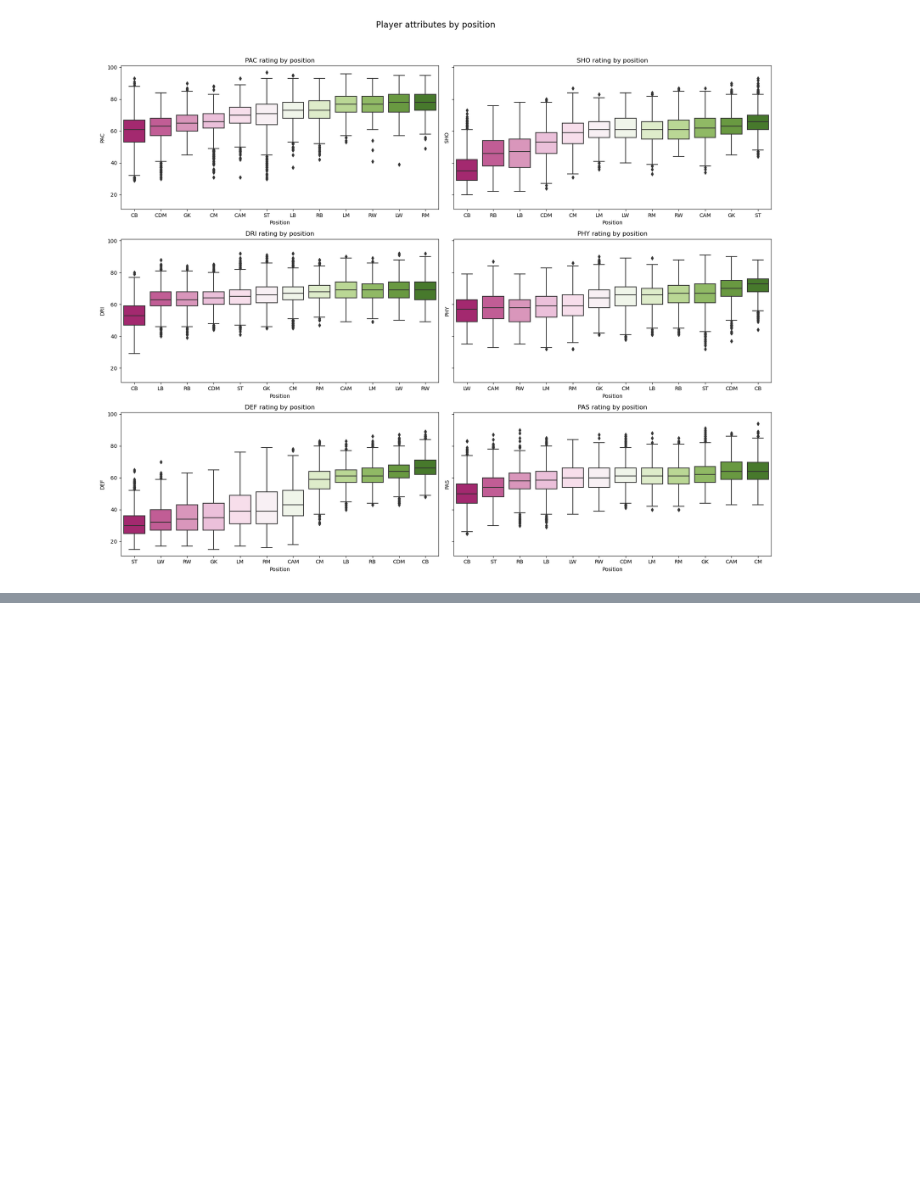
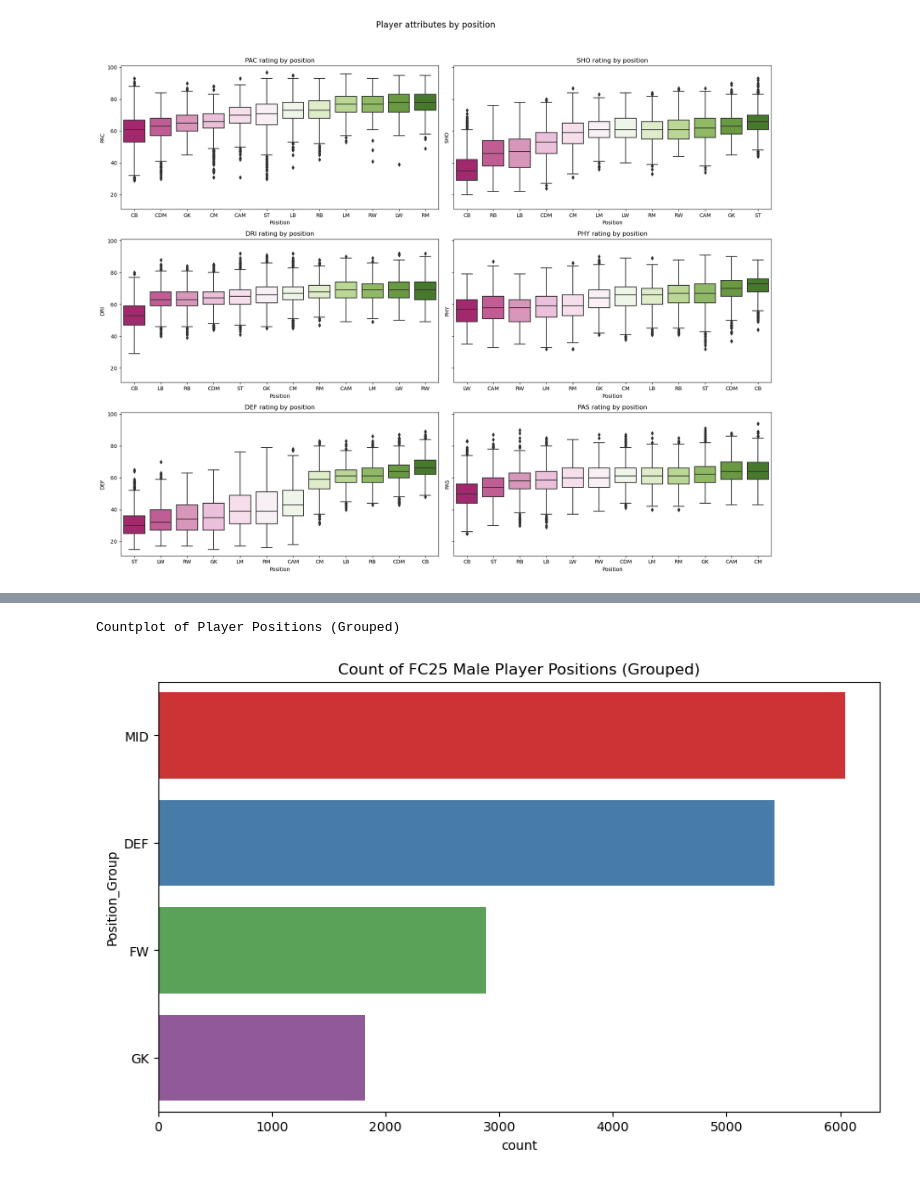
Before and after one commit to abryantgithub/FC25-EDA, a Jupyter notebook: FC25_EDA.ipynb, the cells around one changed output, grey strips where cells are left out. Cells and saved outputs as stored; diff of their text form; code cells hidden in the pictures; blank space fills up the shorter version.

```diff
--- a/FC25_EDA.ipynb
+++ b/FC25_EDA.ipynb
@@ -372,0 +418,27 @@ plt.show()
+# %%
+# Now grouping positions into GK, DEF, MID, ATT
+
+m_position_groups = {
+    "GK": ["GK"],  # Goalkeepers
+    "DEF": ["CB", "LB", "RB"],  # Defenders
+    "MID": ["CDM", "CM", "CAM", "LM", "RM"],  # Midfielders
+    "FW": ["ST", "LW", "RW"],  # Attackers
+}
+
+# Create a new column with group names based on the original position
+dfm['Position_Group'] = dfm['Position'].apply(lambda p: next((g for g, positions in m_position_groups.items() if p in positions), None))
+
+# Handle positions not in the mapping (optional)
+dfm['Position_Group'].fillna('Other', inplace=True)  # Fill missing values with 'Other'
+
+# Calculate group counts and sort
+group_counts = dfm['Position_Group'].value_counts().sort_values(ascending=False)
+
+print("\nCountplot of Player Positions (Grouped)")
+plt.figure(figsize=(10, 6))
+sns.countplot(y='Position_Group', data=dfm, palette='Set1', order=group_counts.index)
+plt.title('Count of FC25 Male Player Positions (Grouped)')
+plt.show()
+# %% [output]
+Countplot of Player Positions (Grouped)
+[figure, added]
```
Also changed, not shown: parts of 3 cells of this notebook.
